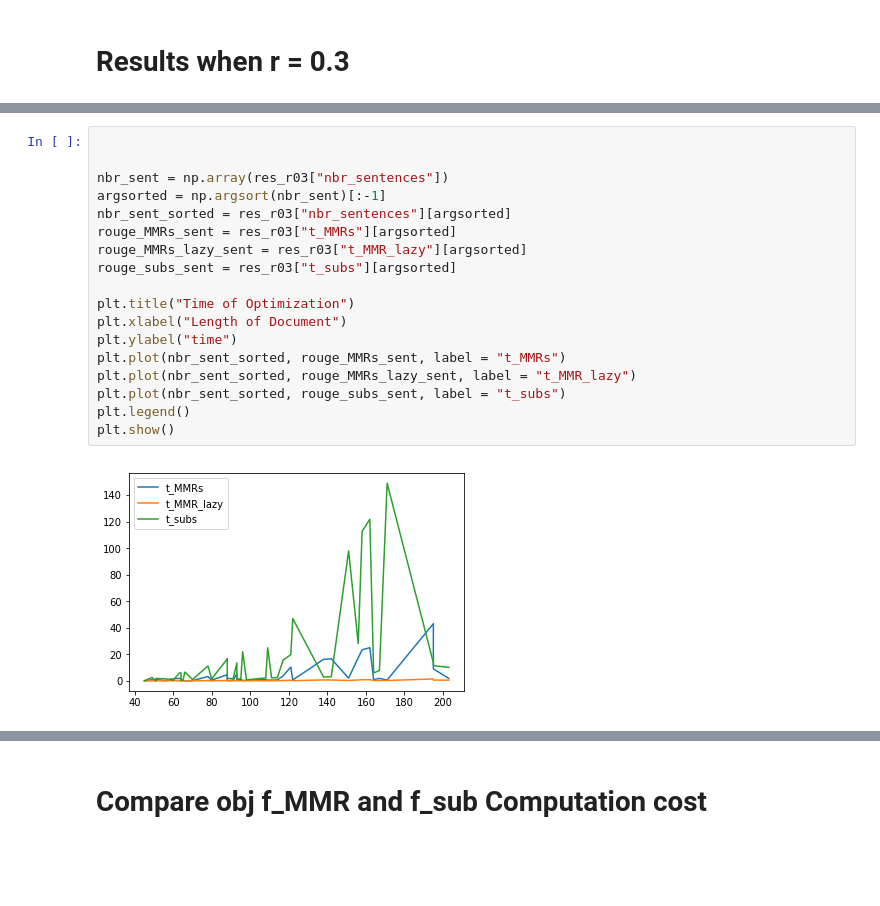
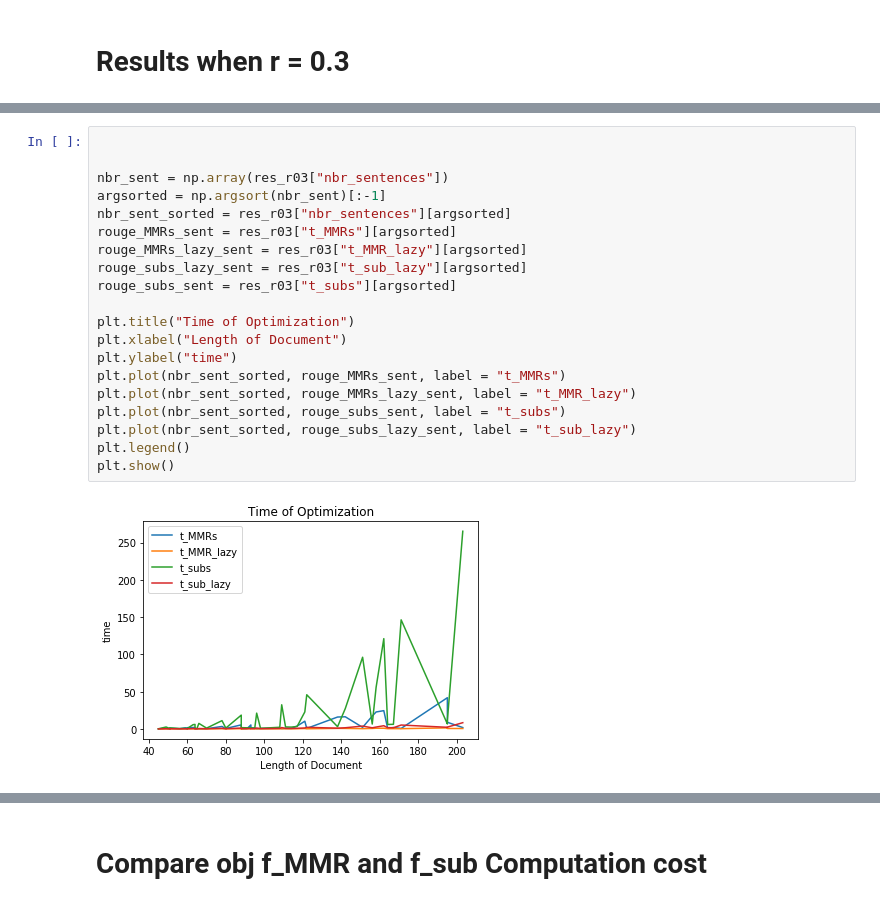
Before and after one commit to aChrisChen/DocumentSummarization, a Jupyter notebook: Experiments_lazy_double_nobudget.ipynb, the cells around one changed output, grey strips where cells are left out. Cells and saved outputs as stored; diff of their text form; blank space fills up the shorter version.

```diff
--- a/Experiments_lazy_double_nobudget.ipynb
+++ b/Experiments_lazy_double_nobudget.ipynb
@@ -181,21 +165,23 @@ plt.savefig("rouge_n_S", dpi = 300)
 # %%
 
 
 nbr_sent = np.array(res_r03["nbr_sentences"])
 argsorted = np.argsort(nbr_sent)[:-1]
 nbr_sent_sorted = res_r03["nbr_sentences"][argsorted]
 rouge_MMRs_sent = res_r03["t_MMRs"][argsorted]
 rouge_MMRs_lazy_sent = res_r03["t_MMR_lazy"][argsorted]
+rouge_subs_lazy_sent = res_r03["t_sub_lazy"][argsorted]
 rouge_subs_sent = res_r03["t_subs"][argsorted]
 
 plt.title("Time of Optimization")
 plt.xlabel("Length of Document")
 plt.ylabel("time")
 plt.plot(nbr_sent_sorted, rouge_MMRs_sent, label = "t_MMRs")
 plt.plot(nbr_sent_sorted, rouge_MMRs_lazy_sent, label = "t_MMR_lazy")
 plt.plot(nbr_sent_sorted, rouge_subs_sent, label = "t_subs")
+plt.plot(nbr_sent_sorted, rouge_subs_lazy_sent, label = "t_sub_lazy")
 plt.legend()
 plt.show()
 # %% [output]
-[figure, old version]
+[figure, new version]
 # %%
```
Also changed, not shown: parts of 21 cells of this notebook.
